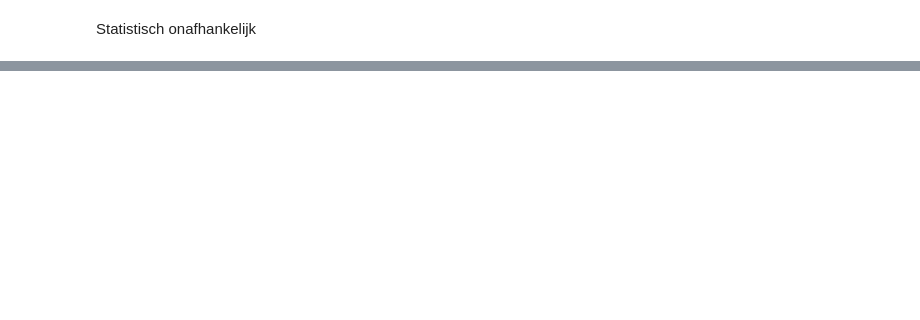
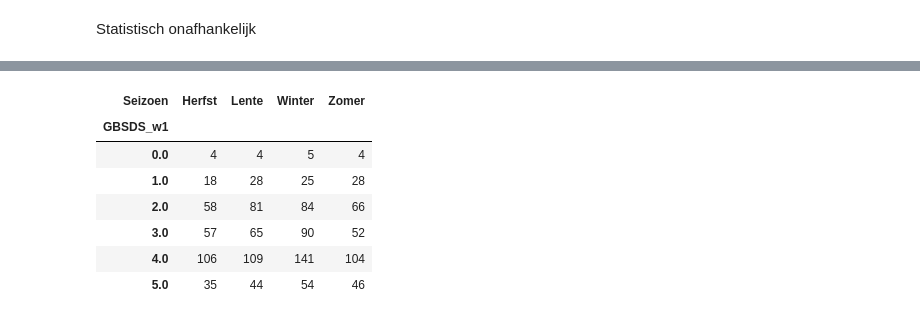
Before and after one commit to someoneontheworld/Modelleren-project, a Jupyter notebook: modelleren_code_v2.ipynb, the cells around one changed output, grey strips where cells are left out. Drawn from its saved outputs; the diff is of its cells as text; code cells hidden in the pictures; blank space fills up the shorter version.

```diff
--- a/modelleren_code_v2.ipynb
+++ b/modelleren_code_v2.ipynb
@@ -1214,0 +1893,12 @@ Statistisch onafhankelijk
+# %%
+freq_table = pd.crosstab(df['GBSDS_w1'], df['Seizoen'])
+freq_table
+# %% [output]
+| Seizoen | Herfst | Lente | Winter | Zomer |
+| GBSDS_w1 |  |  |  |  |
+| 0.0 | 4 | 4 | 5 | 4 |
+| 1.0 | 18 | 28 | 25 | 28 |
+| 2.0 | 58 | 81 | 84 | 66 |
+| 3.0 | 57 | 65 | 90 | 52 |
+| 4.0 | 106 | 109 | 141 | 104 |
+| 5.0 | 35 | 44 | 54 | 46 |
```
Also changed, not shown: parts of 159 cells of this notebook.
